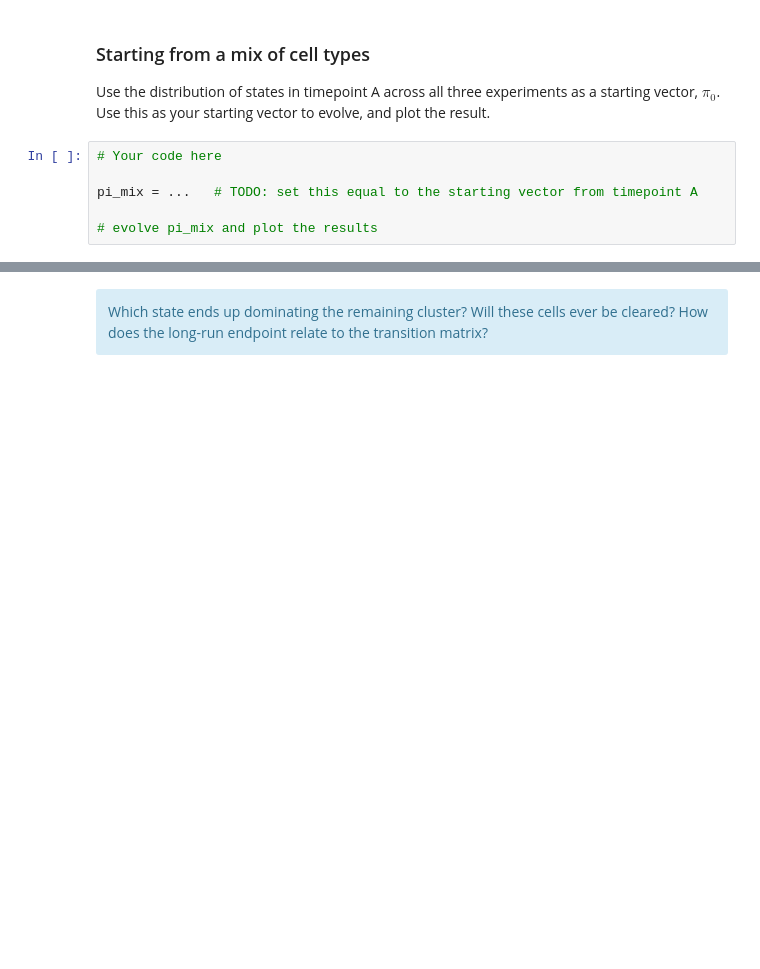
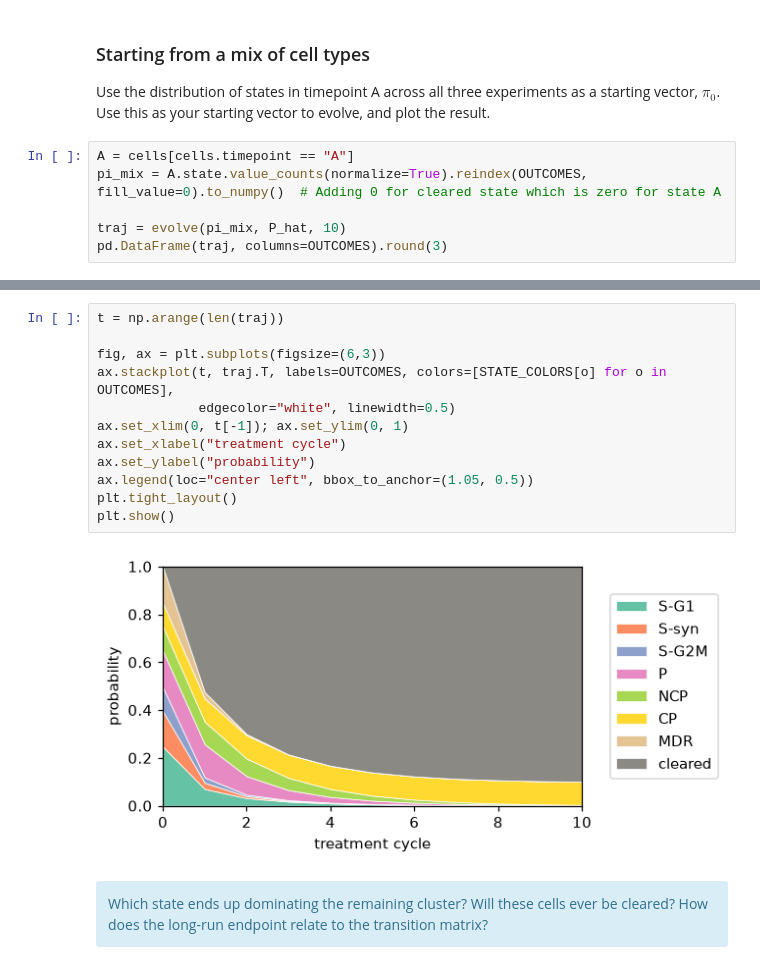
Before and after one commit to namanpatel-8241/uu_markov, a Jupyter notebook: lab_2/Lab09_markov_chain_cells.ipynb, the cells around one changed output, grey strips where cells are left out. Saved outputs shown, nothing was run; the diff lists cells and outputs as text; blank space fills up the shorter version.

```diff
--- a/lab_2/Lab09_markov_chain_cells.ipynb
+++ b/lab_2/Lab09_markov_chain_cells.ipynb
@@ -285,8 +367,8 @@ Use code as appropriate to answer the following questions.
 ### Starting from a mix of cell types
 Use the distribution of states in timepoint A across all three experiments as a starting vector, $\pi_{0}$. Use this as your starting vector to evolve, and plot the result.
 # %%
-# Your code here
+A = cells[cells.timepoint == "A"]
+pi_mix = A.state.value_counts(normalize=True).reindex(OUTCOMES, fill_value=0).to_numpy()  # Adding 0 for cleared state which is zero for state A
 
-pi_mix = ...   # TODO: set this equal to the starting vector from timepoint A
-
-# evolve pi_mix and plot the results
+traj = evolve(pi_mix, P_hat, 10)
+pd.DataFrame(traj, columns=OUTCOMES).round(3)
@@ -293,2 +388,16 @@ pi_mix = ...   # TODO: set this equal to the starting vector from timepoint A
+# %%
+t = np.arange(len(traj))
+
+fig, ax = plt.subplots(figsize=(6,3))
+ax.stackplot(t, traj.T, labels=OUTCOMES, colors=[STATE_COLORS[o] for o in OUTCOMES],
+             edgecolor="white", linewidth=0.5)
+ax.set_xlim(0, t[-1]); ax.set_ylim(0, 1)
+ax.set_xlabel("treatment cycle")
+ax.set_ylabel("probability")
+ax.legend(loc="center left", bbox_to_anchor=(1.05, 0.5))
+plt.tight_layout()
+plt.show()
+# %% [output]
+[figure, added]
 # %% [markdown]
 <div class = "alert alert-info"> Which state ends up dominating the remaining cluster? Will these cells ever be cleared? How does the long-run endpoint relate to the transition matrix?</div>
```
Also changed, not shown: parts of 56 cells of this notebook, 5 other files.
